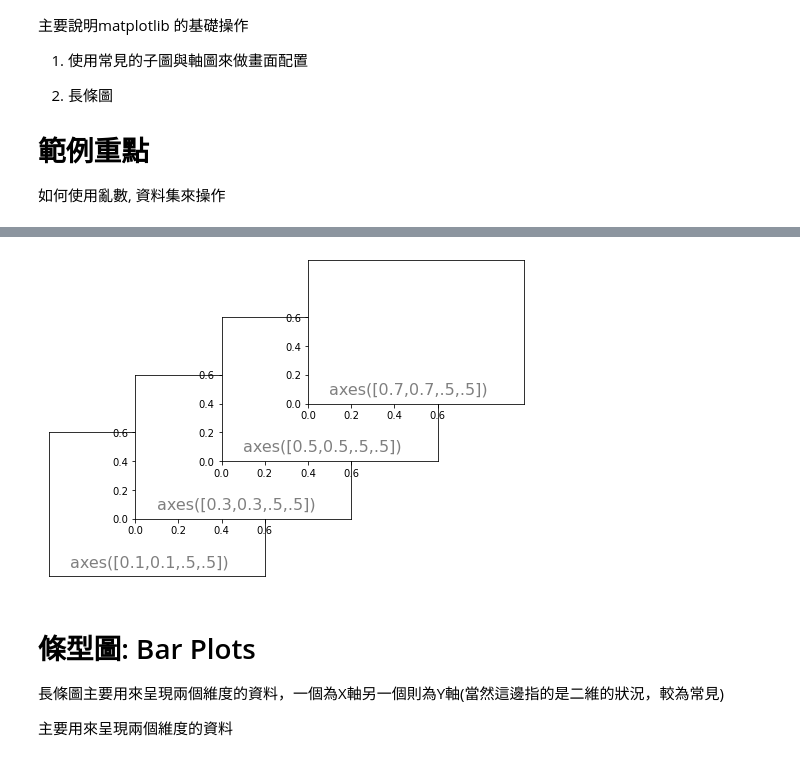
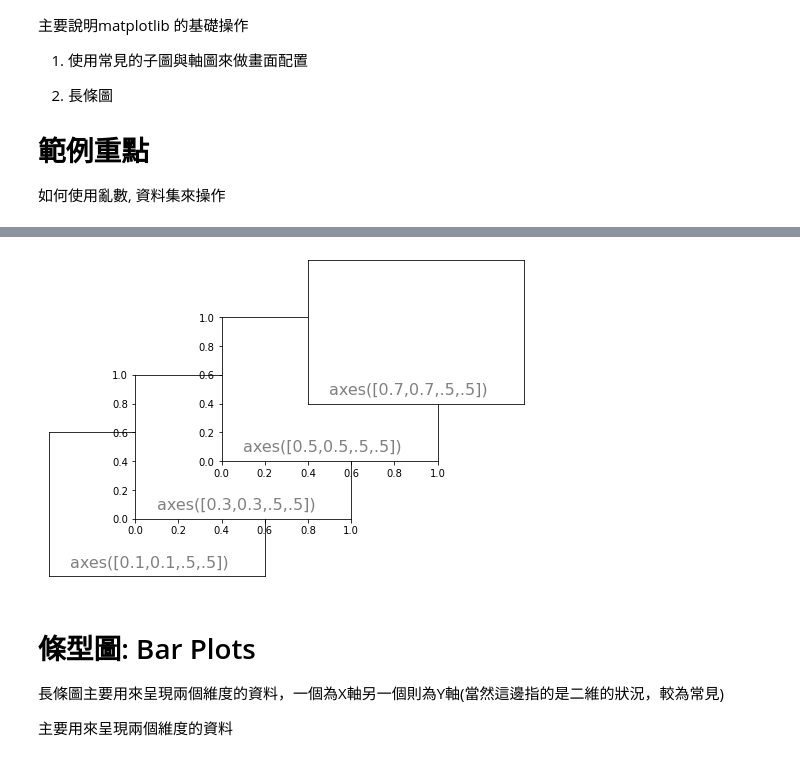
Before and after one commit to NaturalBug/python60days, a Jupyter notebook: D20_使用_Matplotlib_繪製各種常用圖表/Data Visualization_Day-2_HW.ipynb, the cells around one changed output, grey strips where cells are left out. Cells and saved outputs as stored; diff of their text form; code cells hidden in the pictures.

```diff
--- a/D20_使用_Matplotlib_繪製各種常用圖表/Data Visualization_Day-2_HW.ipynb
+++ b/D20_使用_Matplotlib_繪製各種常用圖表/Data Visualization_Day-2_HW.ipynb
@@ -24,31 +24,31 @@
 # %%
 import matplotlib.pyplot as plt
 
 #決定底框
 plt.axes([0.1,0.1,.5,.5])
 #給定刻度, 若不給定值, 圖的周邊無文字
 plt.xticks([]), plt.yticks([])
 plt.text(0.1,0.1, 'axes([0.1,0.1,.5,.5])',ha='left',va='center',size=16,alpha=.5)
 
 
 #決定第二層框
 plt.axes([0.3,0.3,.5,.5])
-plt.xticks([0.0,0.2,0.4,0.6]), plt.yticks([0.0,0.2,0.4,0.6])
+plt.xticks([0.0,0.2,0.4,0.6,0.8,1.0]), plt.yticks([0.0,0.2,0.4,0.6,0.8,1.0])
 plt.text(0.1,0.1, 'axes([0.3,0.3,.5,.5])',ha='left',va='center',size=16,alpha=.5)
 
 #決定第三層框
 plt.axes([0.5,0.5,.5,.5])
-plt.xticks([0.0,0.2,0.4,0.6]), plt.yticks([0.0,0.2,0.4,0.6])
+plt.xticks([0.0,0.2,0.4,0.6,0.8,1.0]), plt.yticks([0.0,0.2,0.4,0.6,0.8,1.0])
 plt.text(0.1,0.1, 'axes([0.5,0.5,.5,.5])',ha='left',va='center',size=16,alpha=.5)
 
 #決定第四層框
 plt.axes([0.7,0.7,.5,.5])
-plt.xticks([0.0,0.2,0.4,0.6]), plt.yticks([0.0,0.2,0.4,0.6])
+plt.xticks([]), plt.yticks([])
 plt.text(0.1,0.1, 'axes([0.7,0.7,.5,.5])',ha='left',va='center',size=16,alpha=.5)
 
 plt.show()
 # %% [output]
-[figure, old version]
+[figure, new version]
 # %% [markdown]
 # 條型圖: Bar Plots
 
```
